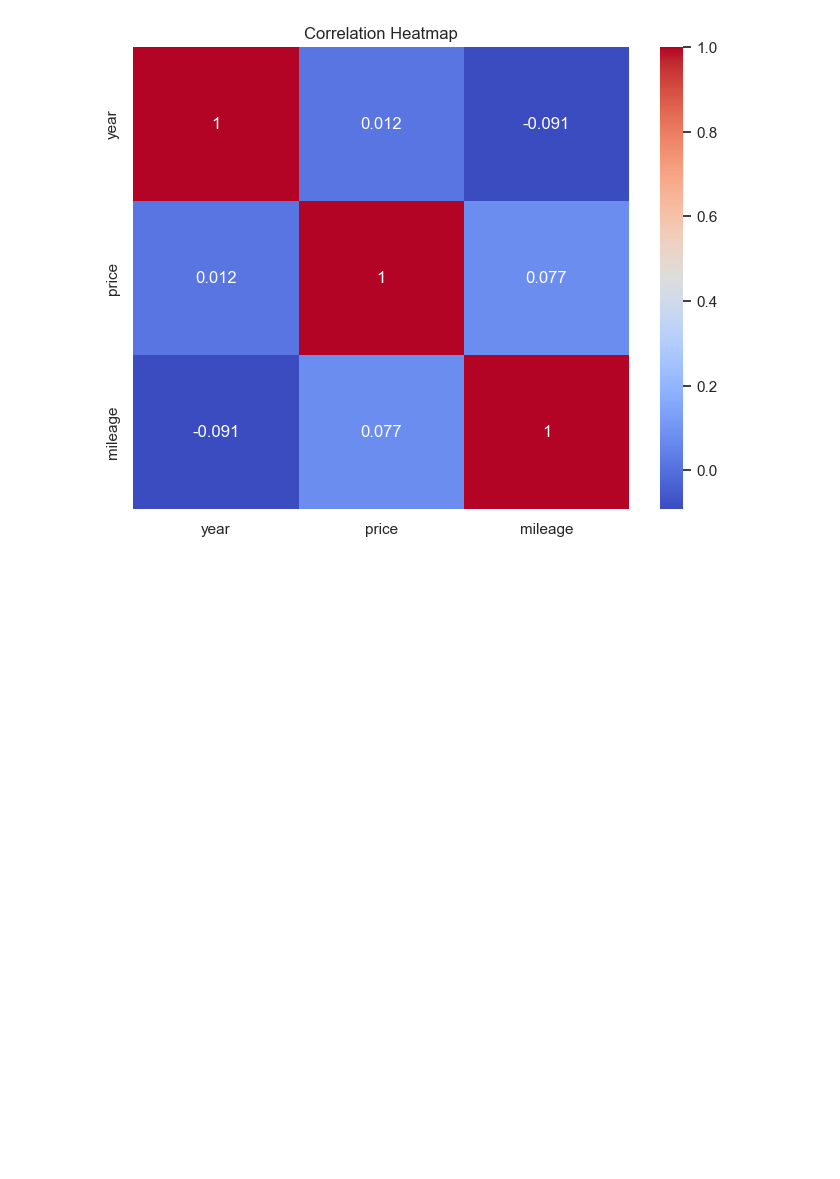
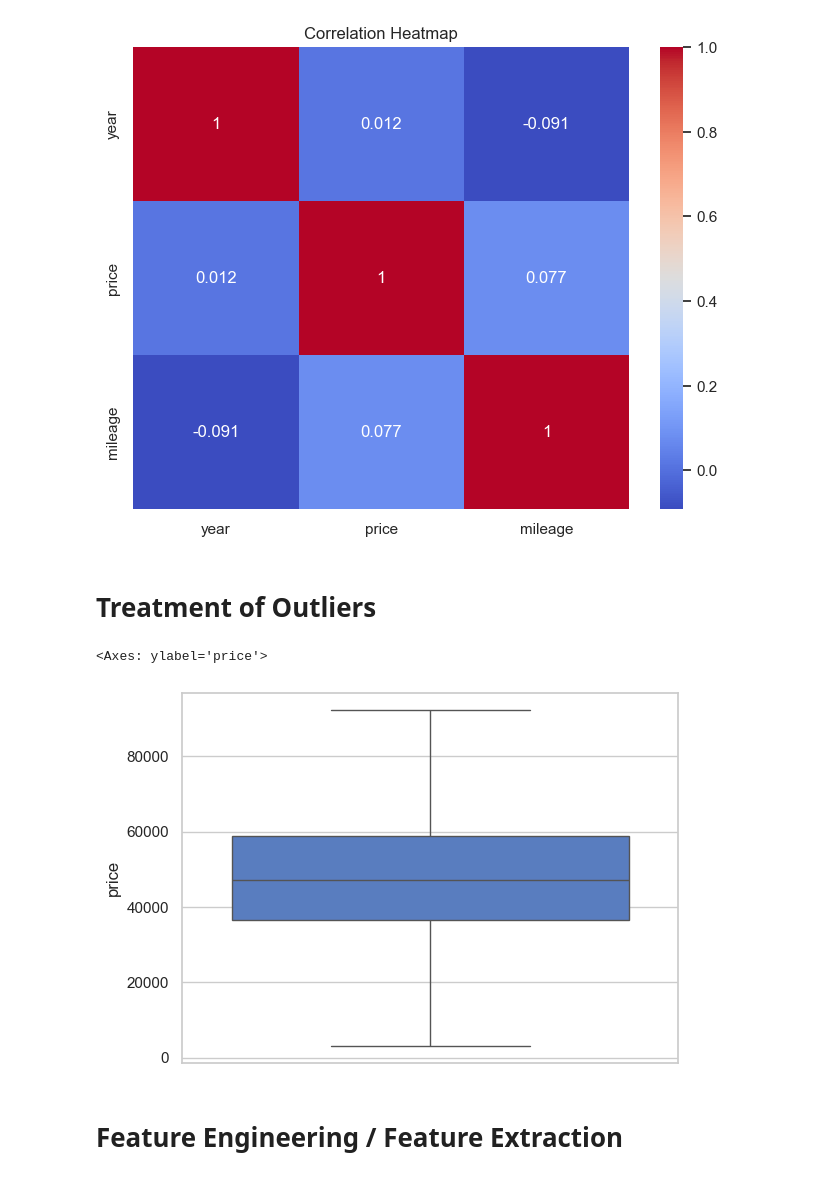
Before and after one commit to RajatDev18/Vehicle_Price_Prediction_working, a Jupyter notebook: predict_vehicle_prices.ipynb, the cells around one changed output. Cells and saved outputs as stored; diff of their text form; code cells hidden in the pictures; blank space fills up the shorter version.

Commit message:
Feature engineering

```diff
--- a/predict_vehicle_prices.ipynb.ipynb
+++ b/predict_vehicle_prices.ipynb
@@ -94,8 +95,8 @@ df['transmission'].fillna('Automatic',inplace=True)
 df['trim'].fillna(df['trim'].mode()[0],inplace=True)
 df['body'].fillna(df['body'].mode()[0],inplace=True)
 df['doors'].fillna(4,inplace=True)
-df['exterior_color'].fillna(df['exterior_color'].mode()[0],inplace=True)
-df['interior_color'].fillna(df['interior_color'].mode()[0],inplace=True)
+df['exterior_color'].fillna('unknown',inplace=True)
+df['interior_color'].fillna('unknown',inplace=True)
 # %%
 df.head()
 # %% [output]
@@ -168,3 +169,19 @@ plt.title('Correlation Heatmap')
 plt.show()
 # %% [output]
 [figure]
+# %% [markdown]
+# Treatment of Outliers
+# %%
+q3 = np.percentile(df['price'],75)
+q1 = np.percentile(df['price'],25)
+iqr = q3 - q1
+lf = q1 - 1.5*iqr
+uf = q3 + 1.5*iqr
+df['price'] = df['price'].clip(lf,uf)
+# %%
+sns.boxplot(df['price'])
+# %% [output]
+<Axes: ylabel='price'>
+[figure, added]
+# %% [markdown]
+# Feature Engineering / Feature Extraction
```
Also changed, not shown: parts of 10 cells of this notebook.
